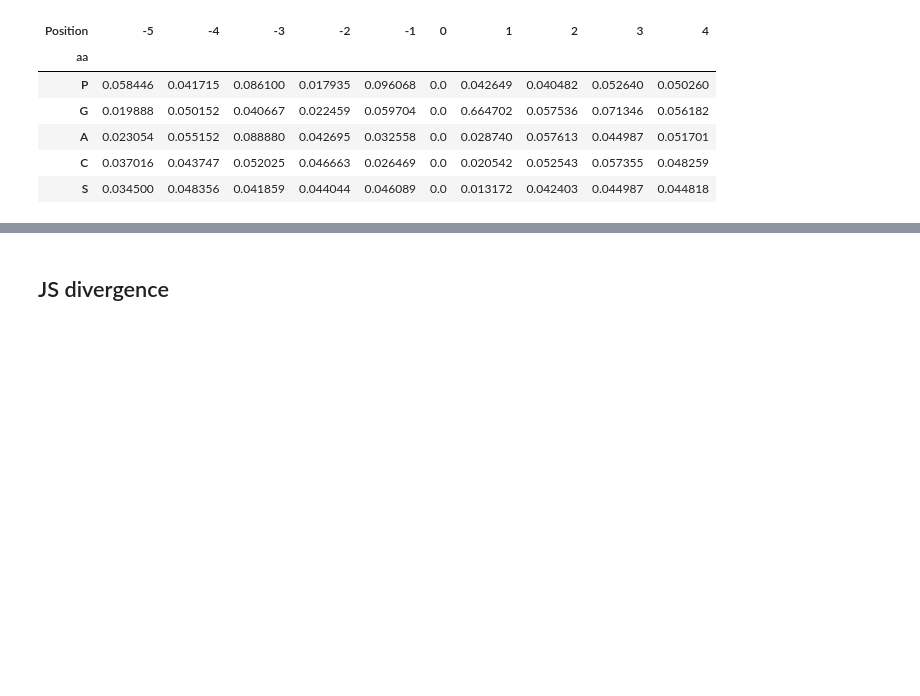
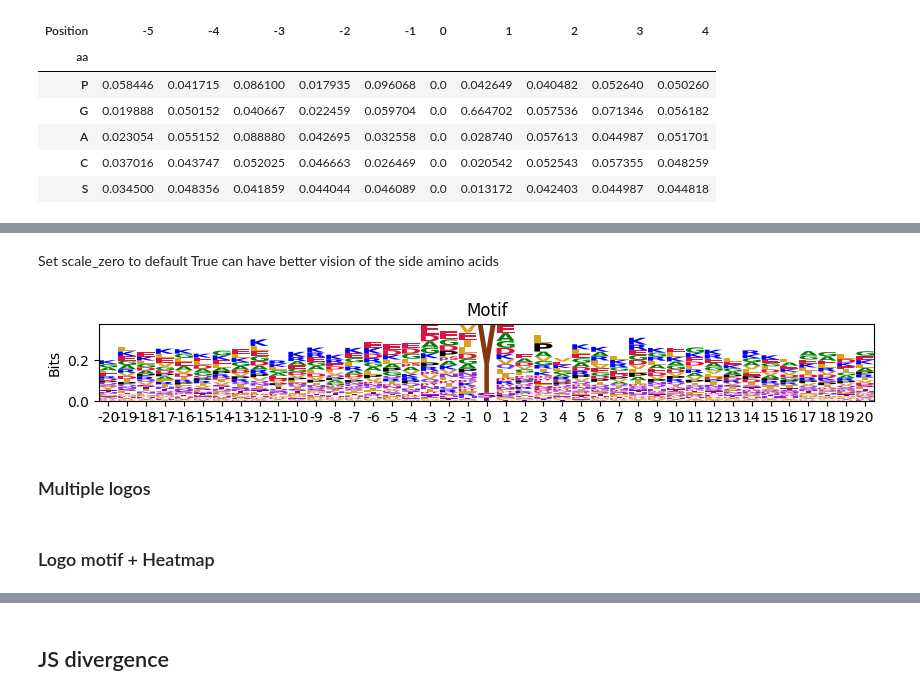
Before and after one commit to sky1ove/katlas, a Jupyter notebook: nbs/02_pssm.ipynb, the cells around one changed output, grey strips where cells are left out. Cells and saved outputs as stored; diff of their text form; code cells hidden in the pictures; blank space fills up the shorter version.

```diff
--- a/nbs/02_pssm.ipynb
+++ b/nbs/02_pssm.ipynb
@@ -173,0 +479,8 @@ pssm2dict(pssm_df.iloc[:1,:10])
+# %% [markdown]
+Set scale_zero to default True can have better vision of the side amino acids
+# %%
+plot_logo(pssm_df,figsize=(10,1))
+# %% [output]
+[figure, added]
+# %% [markdown]
+### Multiple logos
@@ -173,0 +496,2 @@ pssm2dict(pssm_df.iloc[:1,:10])
+# %% [markdown]
+### Logo motif + Heatmap
```
Also changed, not shown: parts of 77 cells of this notebook, 30 other files.
